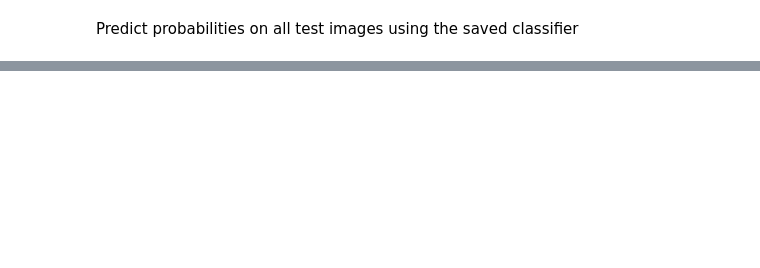
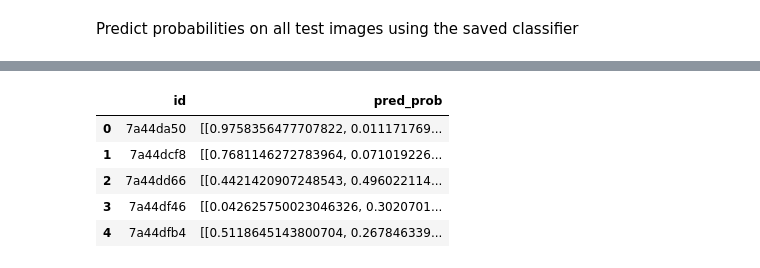
Before and after one commit to jo-ruether/ipeo_carribean, a Jupyter notebook: src/Prediction_test.ipynb, the cells around one changed output, grey strips where cells are left out. Saved outputs shown, nothing was run; the diff lists cells and outputs as text; code cells hidden in the pictures; blank space fills up the shorter version.

```diff
--- a/src/Prediction_test.ipynb
+++ b/src/Prediction_test.ipynb
@@ -27,0 +69,9 @@ KeyboardInterrupt:
+# %%
+df_results.head()
+# %% [output]
+|  | id | pred_prob |
+| 0 | 7a44da50 | [[0.9758356477707822, 0.011171769... |
+| 1 | 7a44dcf8 | [[0.7681146272783964, 0.071019226... |
+| 2 | 7a44dd66 | [[0.4421420907248543, 0.496022114... |
+| 3 | 7a44df46 | [[0.042625750023046326, 0.3020701... |
+| 4 | 7a44dfb4 | [[0.5118645143800704, 0.267846339... |
```
Also changed, not shown: parts of 8 cells of this notebook, 2 other files.
